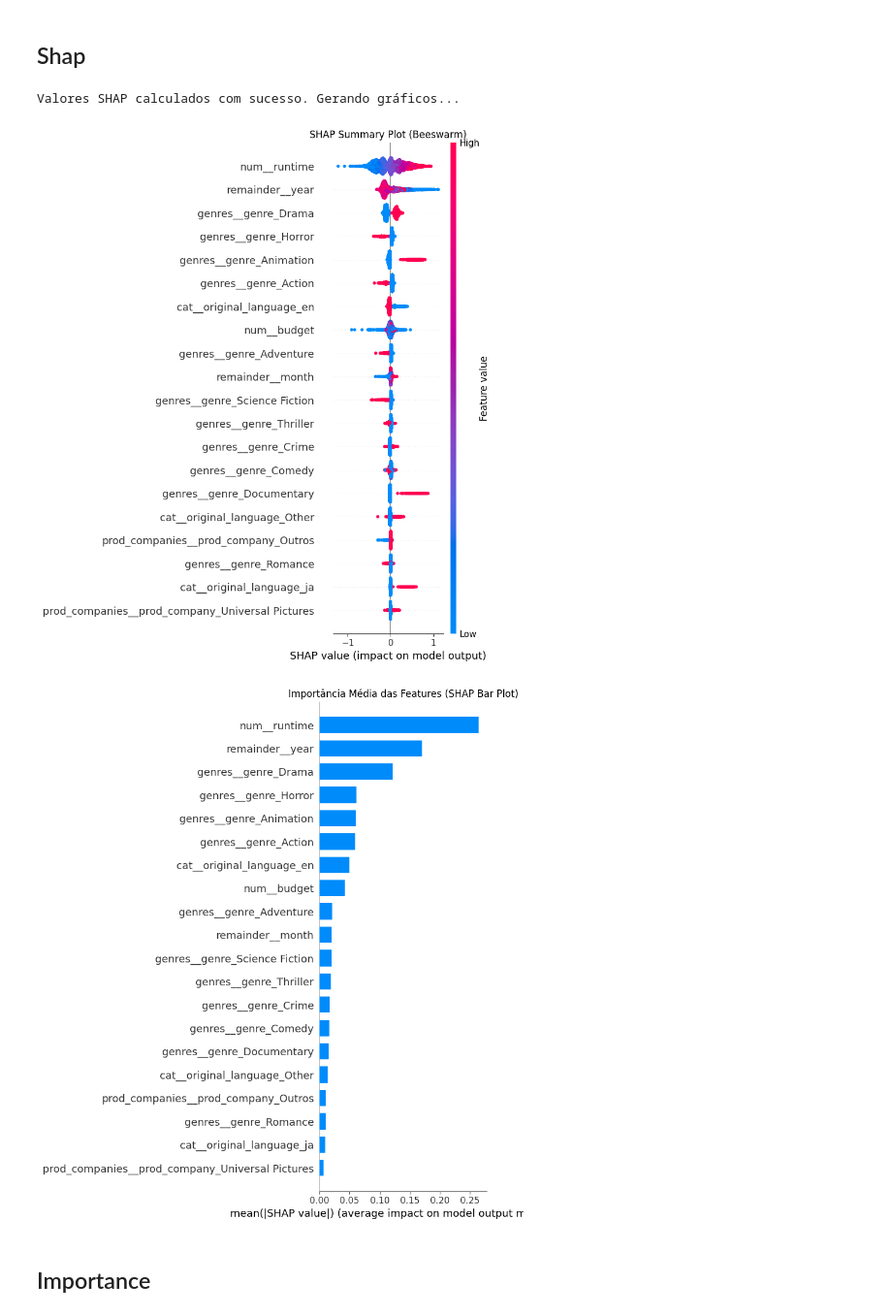
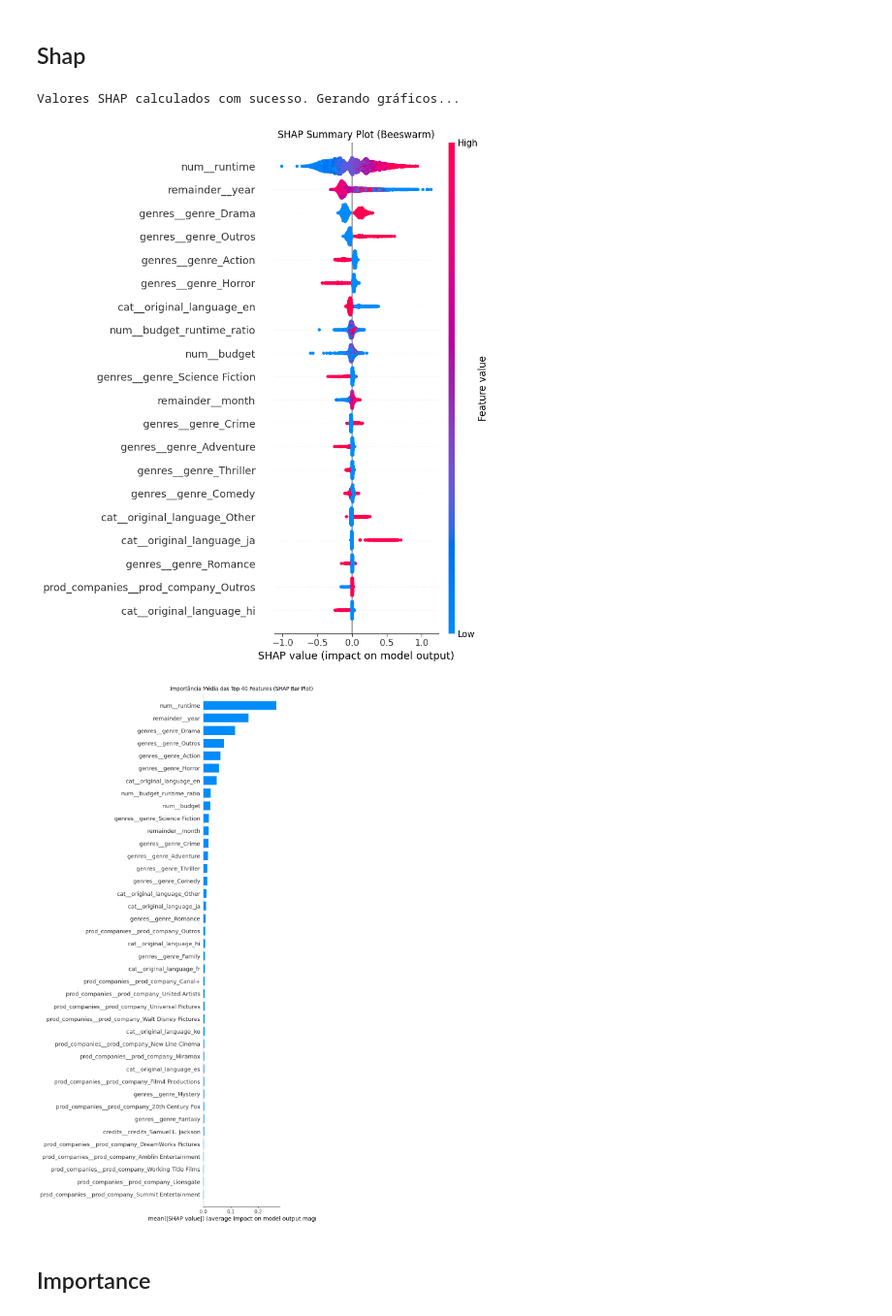
Before and after one commit to rodrigosantana24/projeto-pisi3, a Jupyter notebook: Regressao/Main_Regressao_sem_popularidade.ipynb, the cells around one changed output. Shown at 97% size. Saved outputs shown, nothing was run; the diff lists cells and outputs as text; code cells hidden in the pictures.

```diff
--- a/Regressao/Main_Regressao_sem_popularidade.ipynb
+++ b/Regressao/Main_Regressao_sem_popularidade.ipynb
@@ -58,7 +58,7 @@ X_train, X_test, y_train, y_test = train_test_split(X, y, test_size=0.2, random_
 # %%
 # Transformers personalizados por coluna
 credits_transformer = TopNMultiLabelTransformer(top_n=60, prefix='credits')
-genres_transformer = TopNMultiLabelTransformer(top_n=20, prefix='genre')
+genres_transformer = TopNMultiLabelTransformer(top_n=12, prefix='genre')
 prod_companies_transformer = TopNMultiLabelTransformer(top_n=60, prefix='prod_company')
 # %% [markdown]
 # Treinamento
@@ -134,15 +142,21 @@ Melhor R² (validação cruzada): 0.3937536573751377
 # %%
 # Numérico
 num_pipeline = Pipeline([
+    ('imputer', SimpleImputer(strategy='median')),
     ('cap', CapTransformer(columns=numerical_cols)),
     ('scale', StandardScaler())
 ])
 
+num_pipeline.set_output(transform="pandas")
+
 # Categórico
 cat_pipeline = Pipeline([
+    ('imputer', SimpleImputer(strategy='constant', fill_value='unknown')),
     ('rare', RareCategoryGrouper(column='original_language', top_n=10, other_label='Other')),
     ('onehot', OneHotEncoder(handle_unknown='ignore', sparse_output=False))
 ])
+
+cat_pipeline.set_output(transform="pandas")
 
 # Pré-processamento completo
 preprocessor = ColumnTransformer([
@@ -151,11 +165,12 @@ preprocessor = ColumnTransformer([
     ('credits', credits_transformer, 'credits'),
     ('genres', genres_transformer, 'genres'),
     ('prod_companies', prod_companies_transformer, 'production_companies')
-], remainder='passthrough')  # mantém outras colunas (ex: year, month)
+], remainder='passthrough')
 
 
 
 pipeline_svr = Pipeline([
+    ('budget_ratio', BudgetRuntimeRatioTransformer()),
     ('date', DateFeatureExtractor(date_column=date_column)),
     ('preprocess', preprocessor),
     ('regressor', SVR())
@@ -191,15 +206,21 @@ Melhor R² (CV) SVR: 0.3571728120830269
 # %%
 # Numérico
 num_pipeline = Pipeline([
+    ('imputer', SimpleImputer(strategy='median')),
     ('cap', CapTransformer(columns=numerical_cols)),
     ('scale', StandardScaler())
 ])
 
+num_pipeline.set_output(transform="pandas")
+
 # Categórico
 cat_pipeline = Pipeline([
+    ('imputer', SimpleImputer(strategy='constant', fill_value='unknown')),
     ('rare', RareCategoryGrouper(column='original_language', top_n=10, other_label='Other')),
     ('onehot', OneHotEncoder(handle_unknown='ignore', sparse_output=False))
 ])
+
+cat_pipeline.set_output(transform="pandas")
 
 # Pré-processamento completo
 preprocessor = ColumnTransformer([
@@ -208,9 +229,10 @@ preprocessor = ColumnTransformer([
     ('credits', credits_transformer, 'credits'),
     ('genres', genres_transformer, 'genres'),
     ('prod_companies', prod_companies_transformer, 'production_companies')
-], remainder='passthrough')  # mantém outras colunas (ex: year, month)
+], remainder='passthrough')
 
 pipeline_rf = Pipeline([
+    ('budget_ratio', BudgetRuntimeRatioTransformer()),
     ('date', DateFeatureExtractor(date_column=date_column)),
     ('preprocess', preprocessor),
     ('regressor', RandomForestRegressor(random_state=87, n_jobs=-1))
@@ -274,59 +294,42 @@ print(results_df)
 # %% [markdown]
 ## Shap
 # %%
-import shap
-import pandas as pd
-import matplotlib.pyplot as plt
-from sklearn.pipeline import Pipeline # Importe o Pipeline
-
-# --- Assumindo que seu código de treinamento já foi executado ---
-# XGBRegressor_rand.fit(X_train, y_train)
-
 # 1. Obter o melhor pipeline treinado
 best_pipeline = XGBRegressor_rand.best_estimator_
 
 # 2. Criar um pipeline APENAS com os passos de pré-processamento
-#    Isso garante que 'DateFeatureExtractor' rode antes do 'ColumnTransformer'.
-#    O 'steps[:-1]' pega todos os passos, exceto o último (o regressor).
 preprocessing_pipeline = Pipeline(best_pipeline.steps[:-1])
-
-# Agora, transforme os dados usando este pipeline de pré-processamento completo
 X_train_transformed = preprocessing_pipeline.transform(X_train)
 
 
 # 3. Obter os nomes das features do ColumnTransformer (que é o passo 'preprocess')
-#    O método get_feature_names_out() do ColumnTransformer inclui as colunas do 'remainder=passthrough'
 col_transformer = best_pipeline.named_steps['preprocess']
 feature_names = col_transformer.get_feature_names_out()
 
-
 # 4. Criar um DataFrame com os dados transformados para melhor visualização no SHAP
 X_train_transformed_df = pd.DataFrame(X_train_transformed, columns=feature_names)
-
 
 # 5. Extrair o modelo final e calcular os valores SHAP
 xgb_model = best_pipeline.named_steps['regressor']
 explainer = shap.TreeExplainer(xgb_model)
 shap_values = explainer(X_train_transformed_df) # A API moderna do SHAP usa o explainer como uma função
-
 print("Valores SHAP calculados com sucesso. Gerando gráficos...")
 
 # 6. Gerar os gráficos
 plt.figure()
 plt.title("SHAP Summary Plot (Beeswarm)")
 shap.summary_plot(shap_values, X_train_transformed_df, show=False)
-plt.tight_layout() # Ajusta o layout para evitar sobreposição
-plt.show()
-
-plt.figure()
-plt.title("Importância Média das Features (SHAP Bar Plot)")
-shap.summary_plot(shap_values, X_train_transformed_df, plot_type="bar", show=False)
 plt.tight_layout()
 plt.show()
+plt.figure()
+plt.title("Importância Média das Top 40 Features (SHAP Bar Plot)")
+shap.summary_plot(shap_values, X_train_transformed_df, plot_type="bar", show=False, max_display=40)
+plt.tight_layout()
+plt.show()
 # %% [output]
 Valores SHAP calculados com sucesso. Gerando gráficos...
-[figure, old version]
+[figure, new version]
-[figure, old version]
+[figure, new version]
 # %% [markdown]
 ## Importance
 # %%
```
Also changed, not shown: parts of 13 cells of this notebook, 13 other files.
